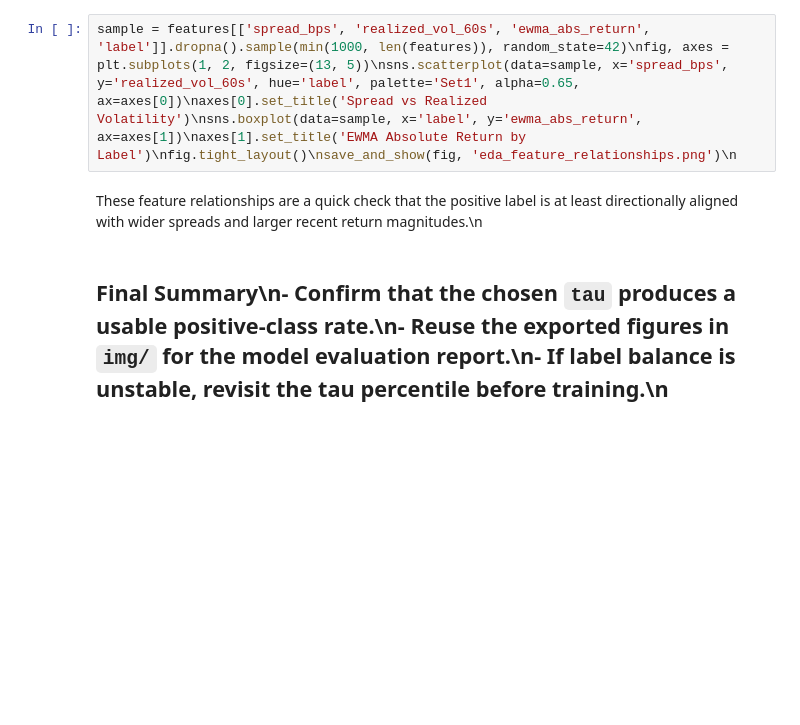
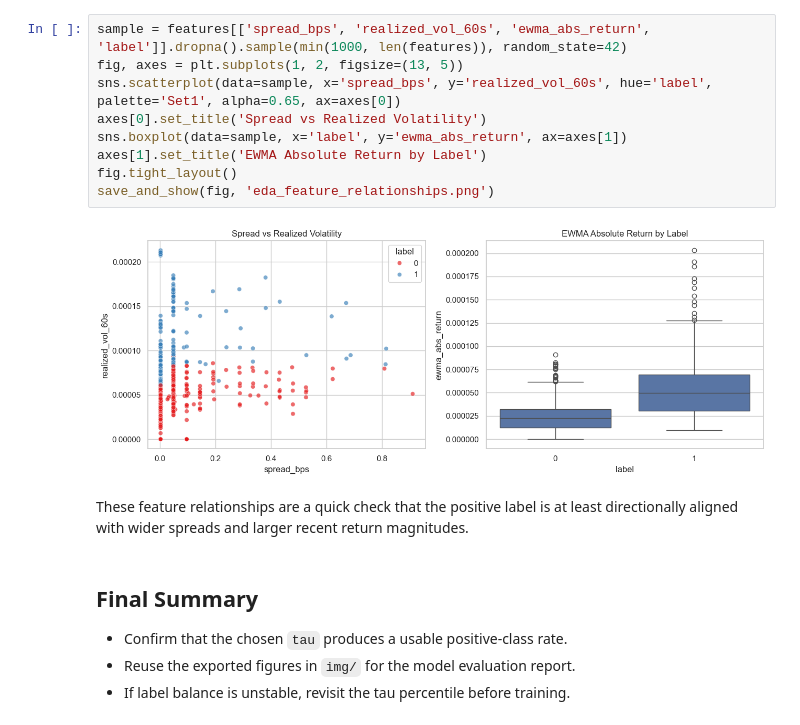
Before and after one commit to rzrizaldy/fundamental_ai_crypto_volatile, a Jupyter notebook: notebooks/eda.ipynb, the cells around one changed output. Drawn from its saved outputs; the diff is of its cells as text; blank space fills up the shorter version.

```diff
--- a/notebooks/eda.ipynb
+++ b/notebooks/eda.ipynb
@@ -25,6 +97,18 @@ This percentile sweep is the key threshold-selection step. The 90th percentile i
 # %%
-sample = features[['spread_bps', 'realized_vol_60s', 'ewma_abs_return', 'label']].dropna().sample(min(1000, len(features)), random_state=42)\nfig, axes = plt.subplots(1, 2, figsize=(13, 5))\nsns.scatterplot(data=sample, x='spread_bps', y='realized_vol_60s', hue='label', palette='Set1', alpha=0.65, ax=axes[0])\naxes[0].set_title('Spread vs Realized Volatility')\nsns.boxplot(data=sample, x='label', y='ewma_abs_return', ax=axes[1])\naxes[1].set_title('EWMA Absolute Return by Label')\nfig.tight_layout()\nsave_and_show(fig, 'eda_feature_relationships.png')\n
+sample = features[['spread_bps', 'realized_vol_60s', 'ewma_abs_return', 'label']].dropna().sample(min(1000, len(features)), random_state=42)
+fig, axes = plt.subplots(1, 2, figsize=(13, 5))
+sns.scatterplot(data=sample, x='spread_bps', y='realized_vol_60s', hue='label', palette='Set1', alpha=0.65, ax=axes[0])
+axes[0].set_title('Spread vs Realized Volatility')
+sns.boxplot(data=sample, x='label', y='ewma_abs_return', ax=axes[1])
+axes[1].set_title('EWMA Absolute Return by Label')
+fig.tight_layout()
+save_and_show(fig, 'eda_feature_relationships.png')
+# %% [output]
+[figure, added]
 # %% [markdown]
-These feature relationships are a quick check that the positive label is at least directionally aligned with wider spreads and larger recent return magnitudes.\n
+These feature relationships are a quick check that the positive label is at least directionally aligned with wider spreads and larger recent return magnitudes.
 # %% [markdown]
-## Final Summary\n- Confirm that the chosen `tau` produces a usable positive-class rate.\n- Reuse the exported figures in `img/` for the model evaluation report.\n- If label balance is unstable, revisit the tau percentile before training.\n
+## Final Summary
+- Confirm that the chosen `tau` produces a usable positive-class rate.
+- Reuse the exported figures in `img/` for the model evaluation report.
+- If label balance is unstable, revisit the tau percentile before training.
```
Also changed, not shown: parts of 12 cells of this notebook, 18 other files.
